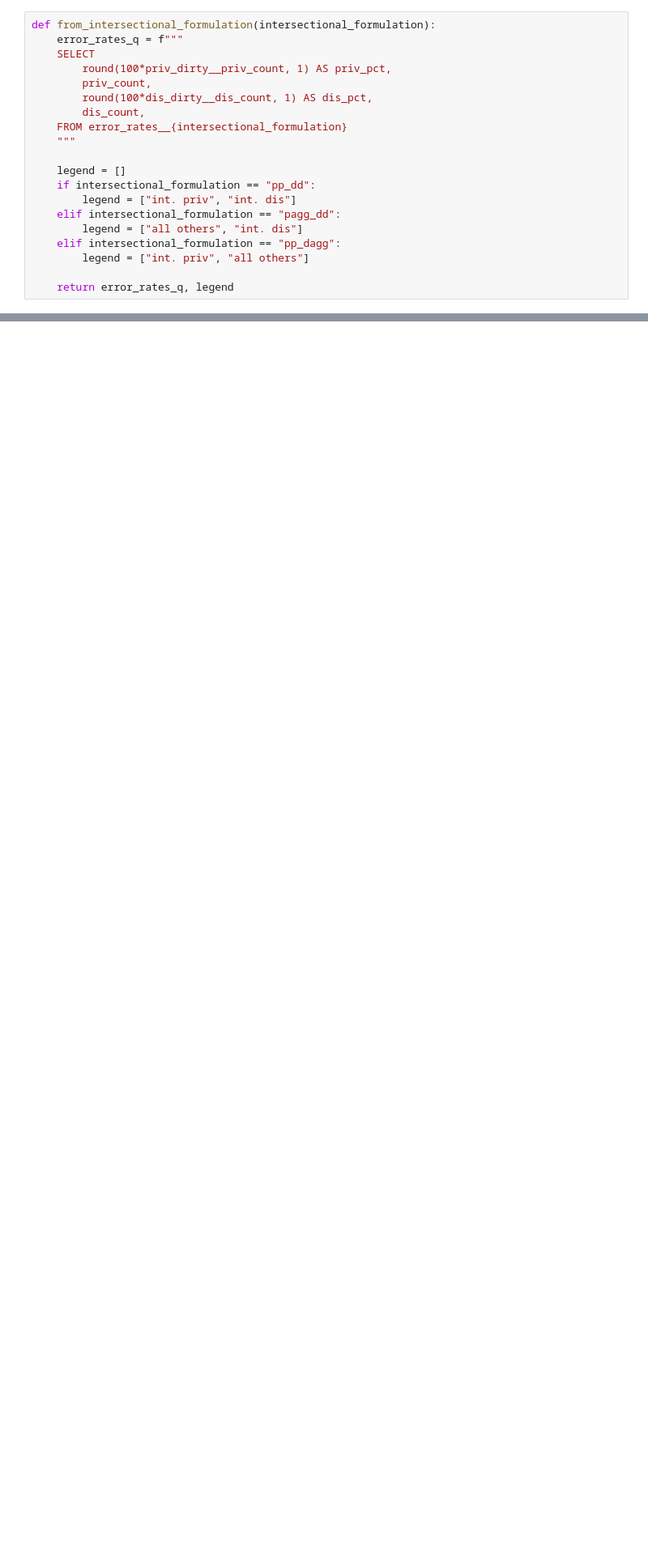
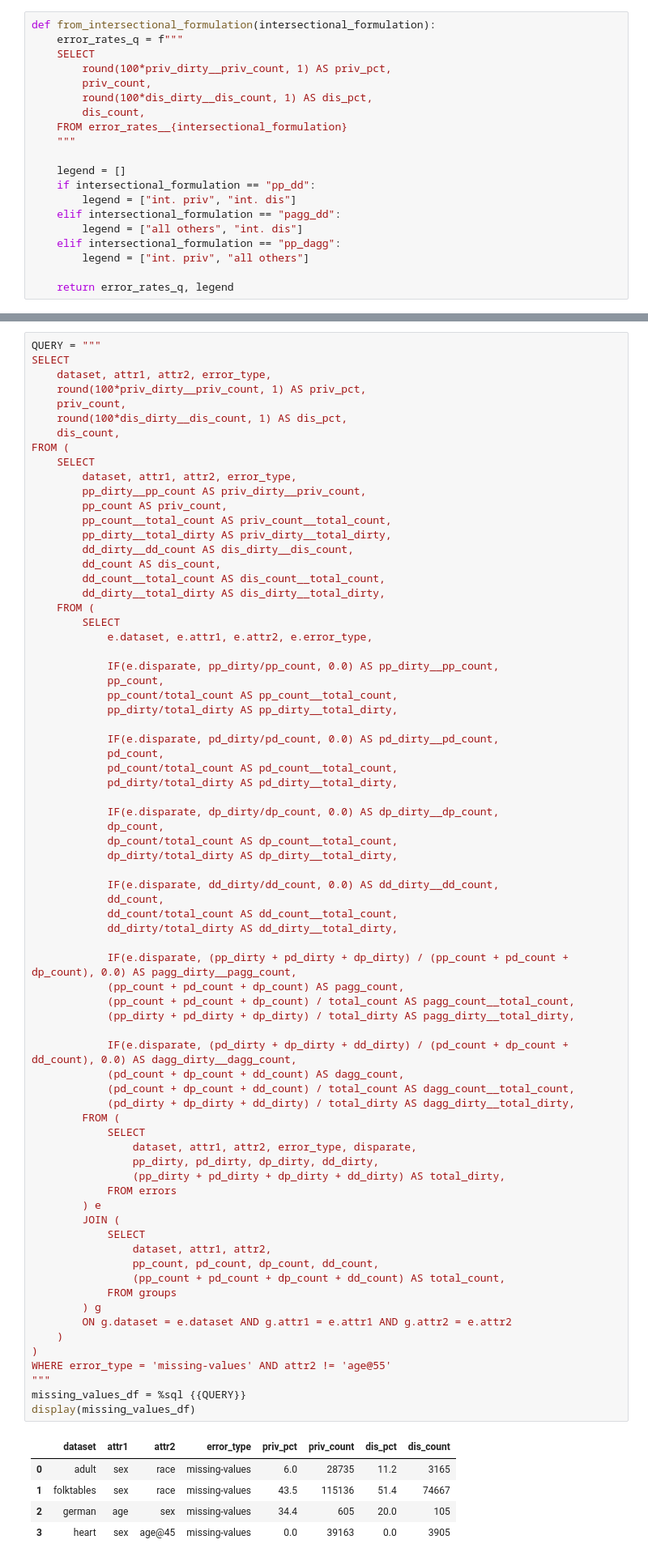
Before and after one commit to amsterdata/demodq, a Jupyter notebook: detect_errors-intersectional-combined.ipynb, the cells around one changed output, grey strips where cells are left out. Shown at 81% size. Cells and saved outputs as stored; diff of their text form; blank space fills up the shorter version.

```diff
--- a/detect_errors-intersectional-combined.ipynb
+++ b/detect_errors-intersectional-combined.ipynb
@@ -617,3 +580,82 @@ def show_plot(intersectional_formulation, age_threshold):
     print(filename)
     plt.gcf().savefig(filename, dpi=300)
     plt.show()
+# %%
+QUERY = """
+SELECT
+    dataset, attr1, attr2, error_type,
+    round(100*priv_dirty__priv_count, 1) AS priv_pct,
+    priv_count,
+    round(100*dis_dirty__dis_count, 1) AS dis_pct,
+    dis_count,
+FROM (
+    SELECT
+        dataset, attr1, attr2, error_type,
+        pp_dirty__pp_count AS priv_dirty__priv_count,
+        pp_count AS priv_count,
+        pp_count__total_count AS priv_count__total_count,
+        pp_dirty__total_dirty AS priv_dirty__total_dirty,
+        dd_dirty__dd_count AS dis_dirty__dis_count,
+        dd_count AS dis_count,
+        dd_count__total_count AS dis_count__total_count,
+        dd_dirty__total_dirty AS dis_dirty__total_dirty,
+    FROM (
+        SELECT
+            e.dataset, e.attr1, e.attr2, e.error_type,
+
+            IF(e.disparate, pp_dirty/pp_count, 0.0) AS pp_dirty__pp_count,
+            pp_count,
+            pp_count/total_count AS pp_count__total_count,
+            pp_dirty/total_dirty AS pp_dirty__total_dirty,
+
+            IF(e.disparate, pd_dirty/pd_count, 0.0) AS pd_dirty__pd_count,
+            pd_count,
+            pd_count/total_count AS pd_count__total_count,
+            pd_dirty/total_dirty AS pd_dirty__total_dirty,
+
+            IF(e.disparate, dp_dirty/dp_count, 0.0) AS dp_dirty__dp_count,
+            dp_count,
+            dp_count/total_count AS dp_count__total_count,
+            dp_dirty/total_dirty AS dp_dirty__total_dirty,
+
+            IF(e.disparate, dd_dirty/dd_count, 0.0) AS dd_dirty__dd_count,
+            dd_count,
+            dd_count/total_count AS dd_count__total_count,
+            dd_dirty/total_dirty AS dd_dirty__total_dirty,
+
+            IF(e.disparate, (pp_dirty + pd_dirty + dp_dirty) / (pp_count + pd_count + dp_count), 0.0) AS pagg_dirty__pagg_count,
+            (pp_count + pd_count + dp_count) AS pagg_count,
+            (pp_count + pd_count + dp_count) / total_count AS pagg_count__total_count,
+            (pp_dirty + pd_dirty + dp_dirty) / total_dirty AS pagg_dirty__total_dirty,
+
+            IF(e.disparate, (pd_dirty + dp_dirty + dd_dirty) / (pd_count + dp_count + dd_count), 0.0) AS dagg_dirty__dagg_count,
+            (pd_count + dp_count + dd_count) AS dagg_count,
+            (pd_count + dp_count + dd_count) / total_count AS dagg_count__total_count,
+            (pd_dirty + dp_dirty + dd_dirty) / total_dirty AS dagg_dirty__total_dirty,
+        FROM (
+            SELECT
+                dataset, attr1, attr2, error_type, disparate,
+                pp_dirty, pd_dirty, dp_dirty, dd_dirty,
+                (pp_dirty + pd_dirty + dp_dirty + dd_dirty) AS total_dirty,
+            FROM errors
+        ) e
+        JOIN (
+            SELECT
+                dataset, attr1, attr2,
+                pp_count, pd_count, dp_count, dd_count,
+                (pp_count + pd_count + dp_count + dd_count) AS total_count,
+            FROM groups
+        ) g
+        ON g.dataset = e.dataset AND g.attr1 = e.attr1 AND g.attr2 = e.attr2
+    )
+)
+WHERE error_type = 'missing-values' AND attr2 != 'age@55'
+"""
+missing_values_df = %sql {{QUERY}}
+display(missing_values_df)
+# %% [output]
+|  | dataset | attr1 | attr2 | error_type | priv_pct | priv_count | dis_pct | dis_count |
+| 0 | adult | sex | race | missing-values | 6.0 | 28735 | 11.2 | 3165 |
+| 1 | folktables | sex | race | missing-values | 43.5 | 115136 | 51.4 | 74667 |
+| 2 | german | age | sex | missing-values | 34.4 | 605 | 20.0 | 105 |
+| 3 | heart | sex | age@45 | missing-values | 0.0 | 39163 | 0.0 | 3905 |
```
Also changed, not shown: parts of 22 cells of this notebook, 1 other file.
